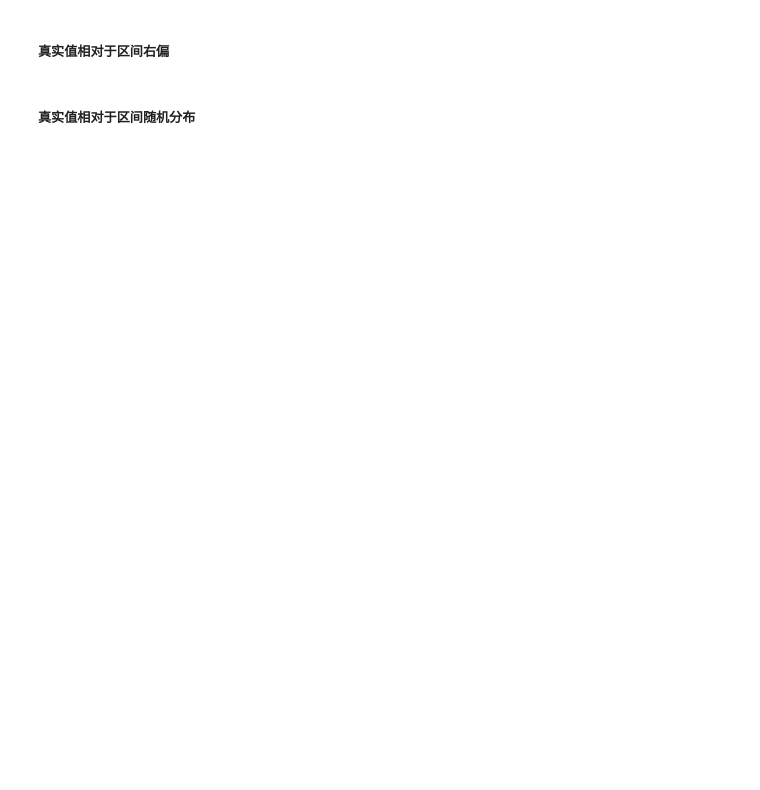
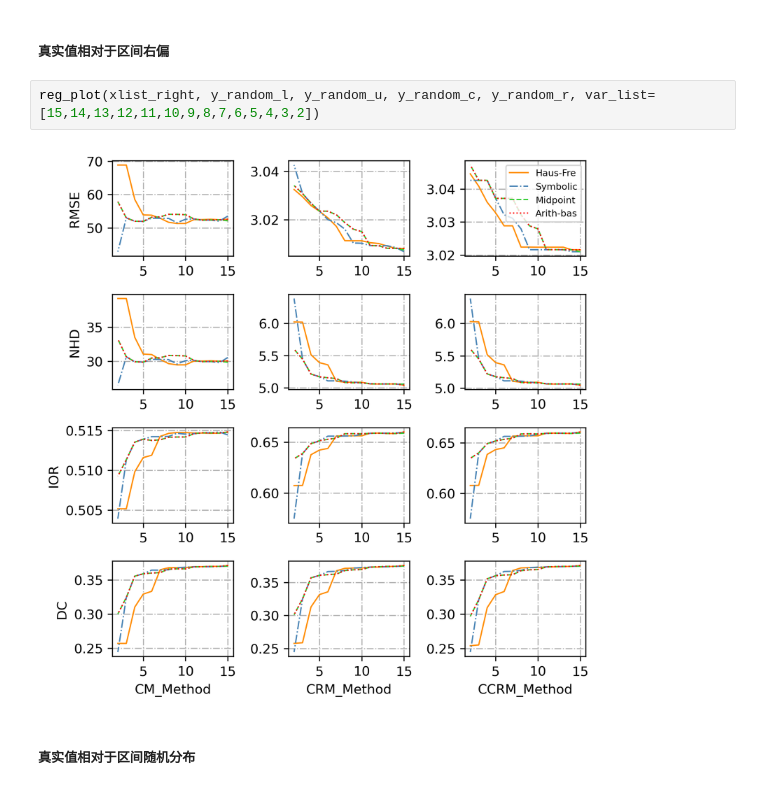
Before and after one commit to kxlkxl1999/ZKRP, a Jupyter notebook: regression.ipynb, the cells around one changed output. Cells and saved outputs as stored; diff of their text form; blank space fills up the shorter version.

```diff
--- a/regression.ipynb
+++ b/regression.ipynb
@@ -370,4 +387,8 @@ xlist_right = [random_cover(life_expect[i].values, method='right') for i in xnam
 # %% [markdown]
 ##### 真实值相对于区间右偏
+# %%
+reg_plot(xlist_right, y_random_l, y_random_u, y_random_c, y_random_r, var_list=[15,14,13,12,11,10,9,8,7,6,5,4,3,2])
+# %% [output]
+[figure, added]
 # %% [markdown]
 ##### 真实值相对于区间随机分布
```
Also changed, not shown: parts of 12 cells of this notebook, 3 other files.
